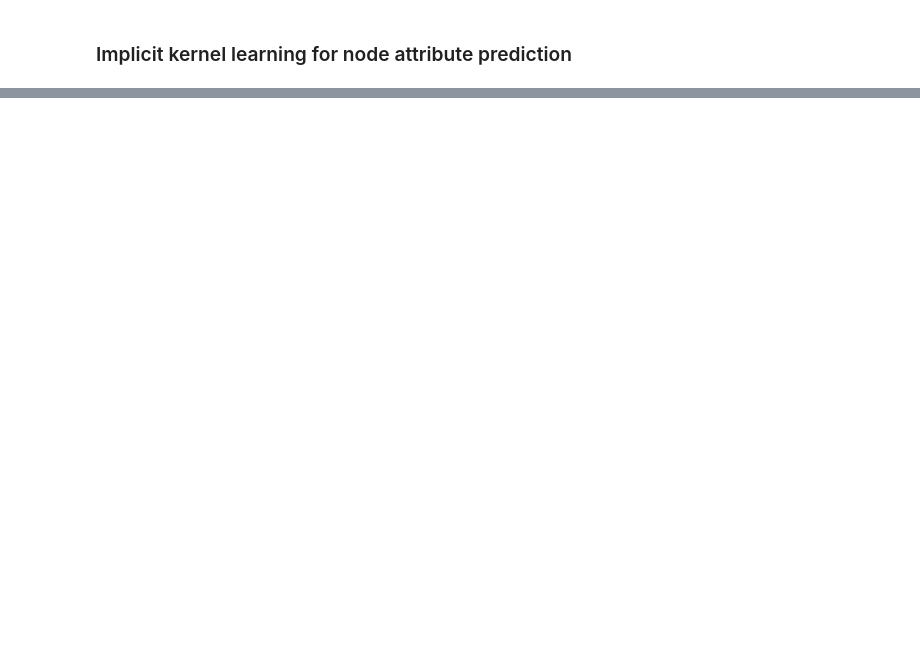
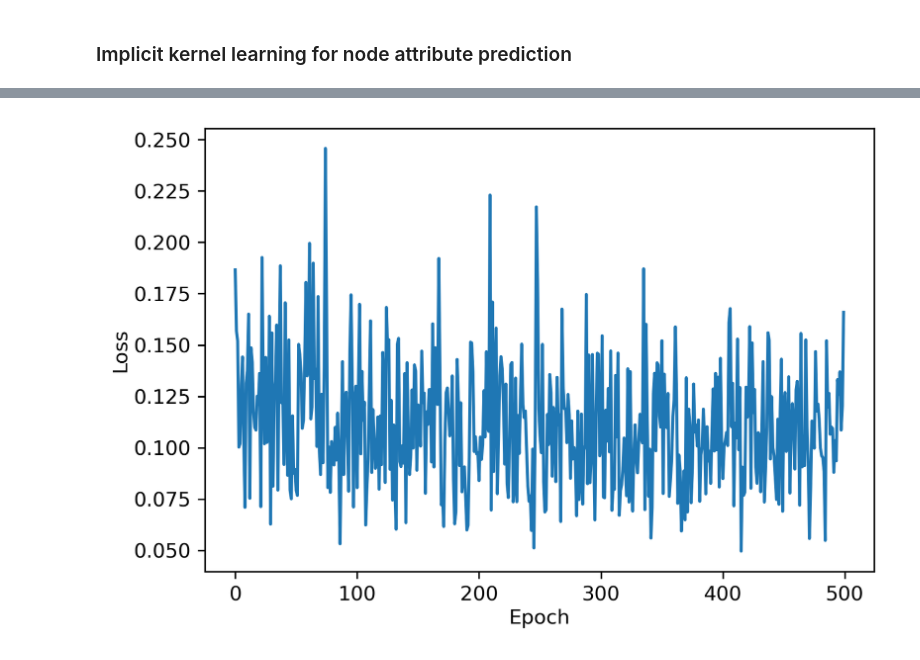
Before and after one commit to ANKer661/g-GRFs-reproduce, a Jupyter notebook: g-GRF.ipynb, the cells around one changed output, grey strips where cells are left out. Drawn from its saved outputs; the diff is of its cells as text; code cells hidden in the pictures; blank space fills up the shorter version.

Commit message:
3.5 fail to reproduce with sigma=0.025

```diff
--- a/g-GRF.ipynb
+++ b/g-GRF.ipynb
@@ -614,0 +704,38 @@ ValueError: string is not a file: `models/teapot.stl`
+# %%
+U = get_U_matrix(graph)  # normalized adj
+U *= sigma
+U = torch.tensor(U, dtype=torch.float32)
+adj_lists, _ = adj_matrix_to_lists(U)
+targets = torch.from_numpy(targets).long()
+normals = torch.from_numpy(normals.copy()).float()
+labels = normals[targets]
+losses = []
+
+print("Start training...")
+neural_f.train()
+for epoch in tqdm(range(num_epochs)):
+    optimizer.zero_grad()
+
+    all_walks_1 = simulate_walks_from_all(adj_lists, phalt, n_walks)
+    A = get_random_feature_t(
+        U, adj_lists, phalt, all_walks_1, f=neural_f,
+    )
+
+    # only compute the kernel weights for the missing nodes
+    kernel_weights = A[targets] @ A.T  # (num_missing, N)
+    # set missing weights to zero
+    kernel_weights[:, targets] = 0.0  # (num_missing, N)
+    pred = kernel_weights @ normals
+
+    loss = 1 - nn.functional.cosine_similarity(pred, labels, dim=1).mean()
+    loss.backward()
+    losses.append(loss.item())
+    optimizer.step()
+    scheduler.step()
+
+    if epoch % 100 == 0 or epoch == num_epochs - 1:
+        print(f"Epoch {epoch}, Loss: {loss.item():.4f}")
+        with torch.no_grad():
+            eval_points = torch.arange(10).unsqueeze(1).float()
+            learned_f_eval = neural_f(eval_points).squeeze().numpy()
+            print(f"Learned f evals: {learned_f_eval}")
@@ -614,0 +763,8 @@ ValueError: string is not a file: `models/teapot.stl`
+# %%
+fig, ax = plt.subplots(figsize=(6, 4), dpi=300)
+ax.plot(range(len(losses)), losses, label="Training Loss")
+ax.set_xlabel("Epoch", labelpad=2, size=10, color="black")
+ax.set_ylabel("Loss", labelpad=2, size=10, color="black")
+plt.show()
+# %% [output]
+[figure, added]
```
Also changed, not shown: parts of 20 cells of this notebook, 1 other file.
